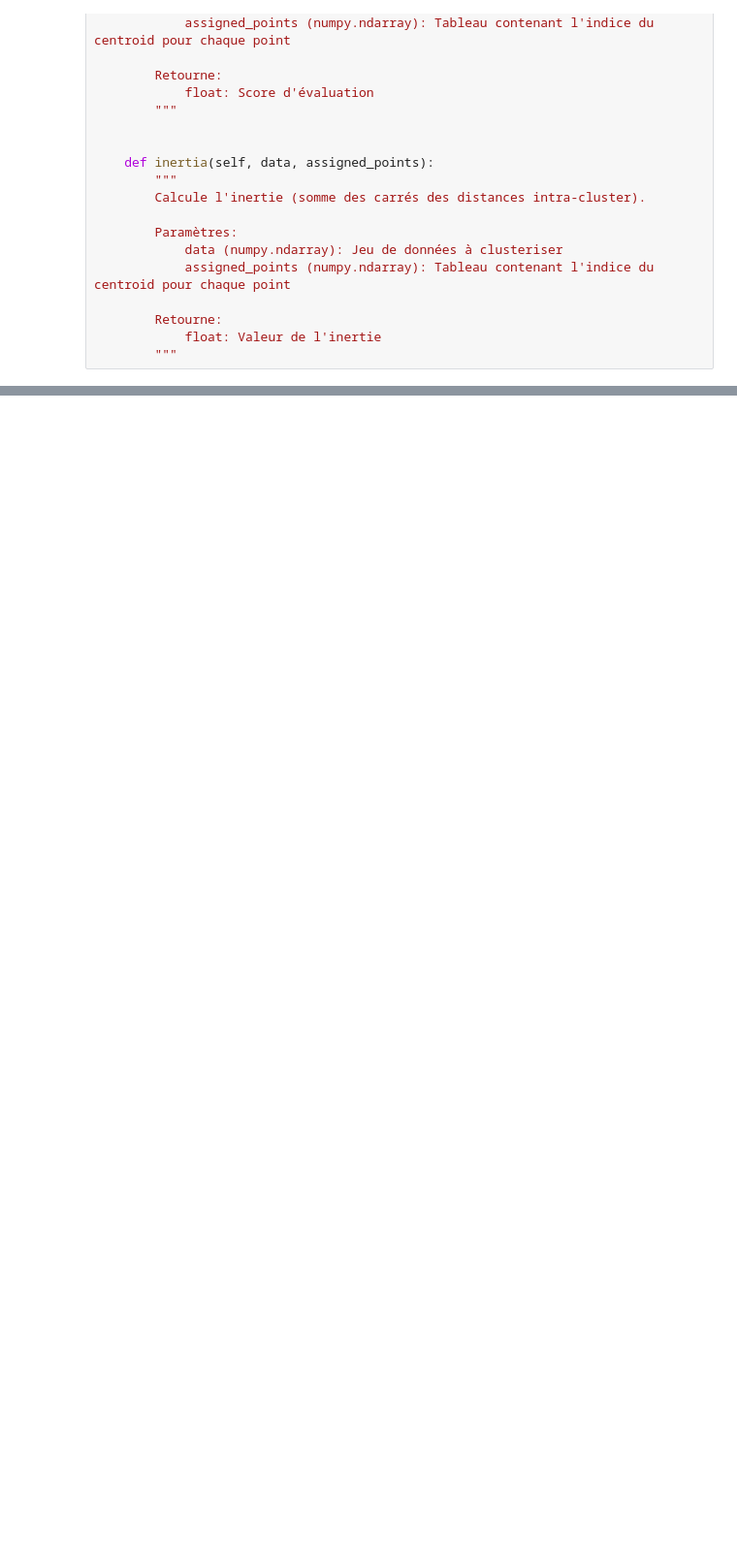
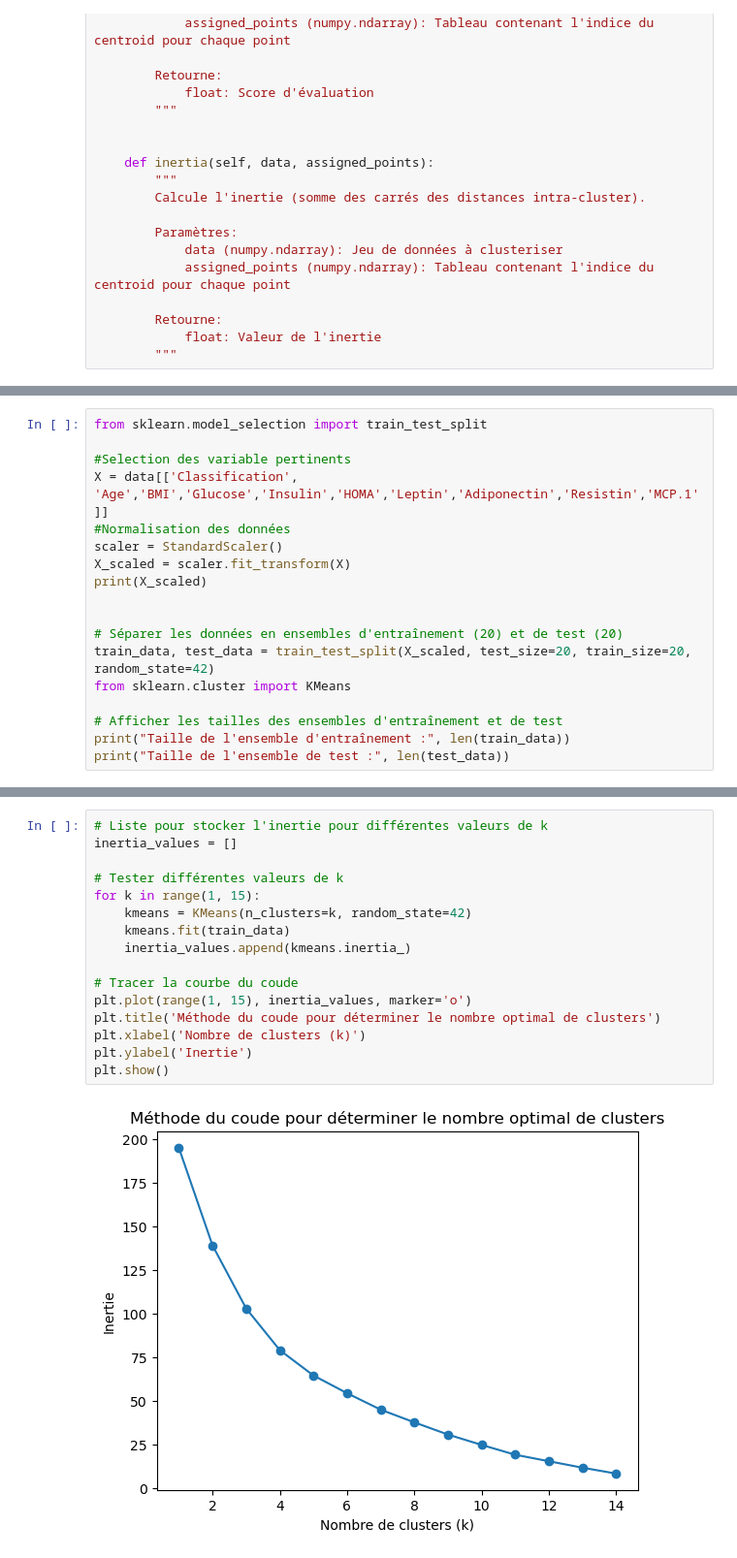
Before and after one commit to moussahassana/datascince-groupe6, a Jupyter notebook: TP groupe 6 kmeans-from-scratch.ipynb, the cells around one changed output, grey strips where cells are left out. Shown at 97% size. Saved outputs shown, nothing was run; the diff lists cells and outputs as text; blank space fills up the shorter version.

```diff
--- a/TP groupe 6 kmeans-from-scratch.ipynb
+++ b/TP groupe 6 kmeans-from-scratch.ipynb
@@ -330,0 +333,18 @@ Affectation des points : [0 1 1 2 1 2]
+# %%
+from sklearn.model_selection import train_test_split
+
+#Selection des variable pertinents
+X = data[['Classification', 'Age','BMI','Glucose','Insulin','HOMA','Leptin','Adiponectin','Resistin','MCP.1']]
+#Normalisation des données
+scaler = StandardScaler()
+X_scaled = scaler.fit_transform(X)
+print(X_scaled)
+
+
+# Séparer les données en ensembles d'entraînement (20) et de test (20)
+train_data, test_data = train_test_split(X_scaled, test_size=20, train_size=20, random_state=42)
+from sklearn.cluster import KMeans
+
+# Afficher les tailles des ensembles d'entraînement et de test
+print("Taille de l'ensemble d'entraînement :", len(train_data))
+print("Taille de l'ensemble de test :", len(test_data))
@@ -330,0 +395,18 @@ Affectation des points : [0 1 1 2 1 2]
+# %%
+# Liste pour stocker l'inertie pour différentes valeurs de k
+inertia_values = []
+
+# Tester différentes valeurs de k
+for k in range(1, 15):
+    kmeans = KMeans(n_clusters=k, random_state=42)
+    kmeans.fit(train_data)
+    inertia_values.append(kmeans.inertia_)
+
+# Tracer la courbe du coude
+plt.plot(range(1, 15), inertia_values, marker='o')
+plt.title('Méthode du coude pour déterminer le nombre optimal de clusters')
+plt.xlabel('Nombre de clusters (k)')
+plt.ylabel('Inertie')
+plt.show()
+# %% [output]
+[figure, added]
```
Also changed, not shown: parts of 10 cells of this notebook.
